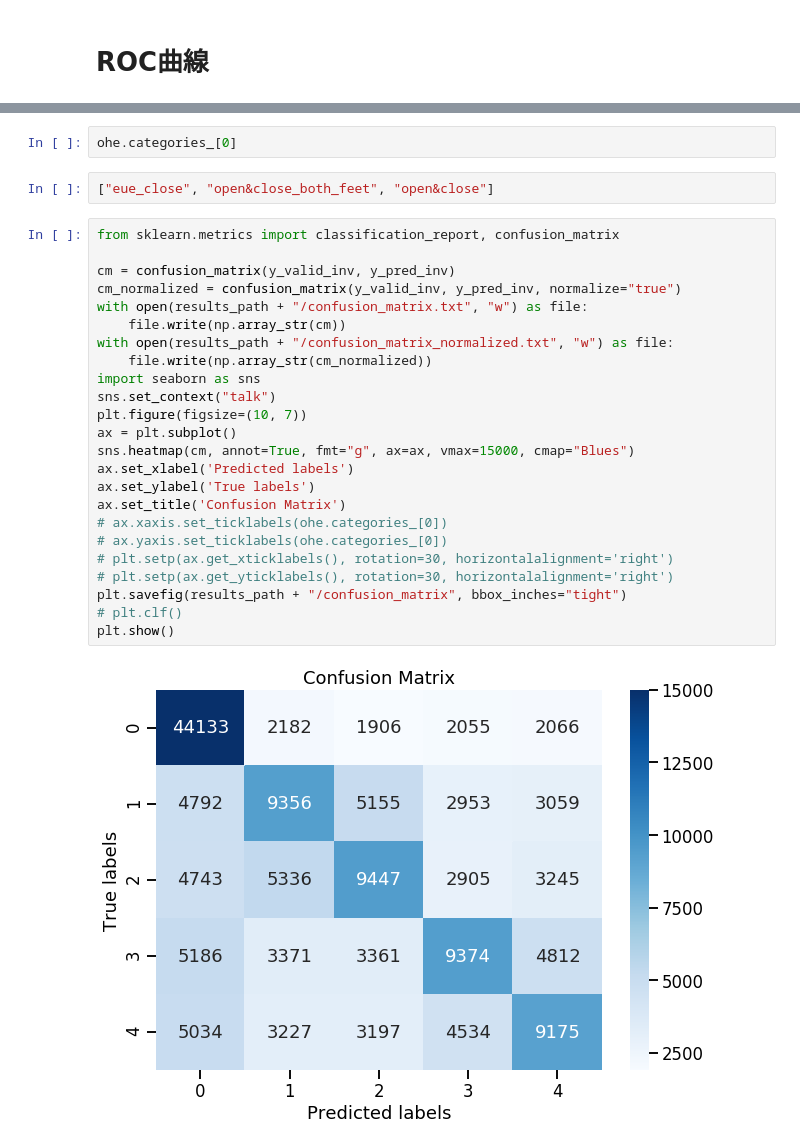
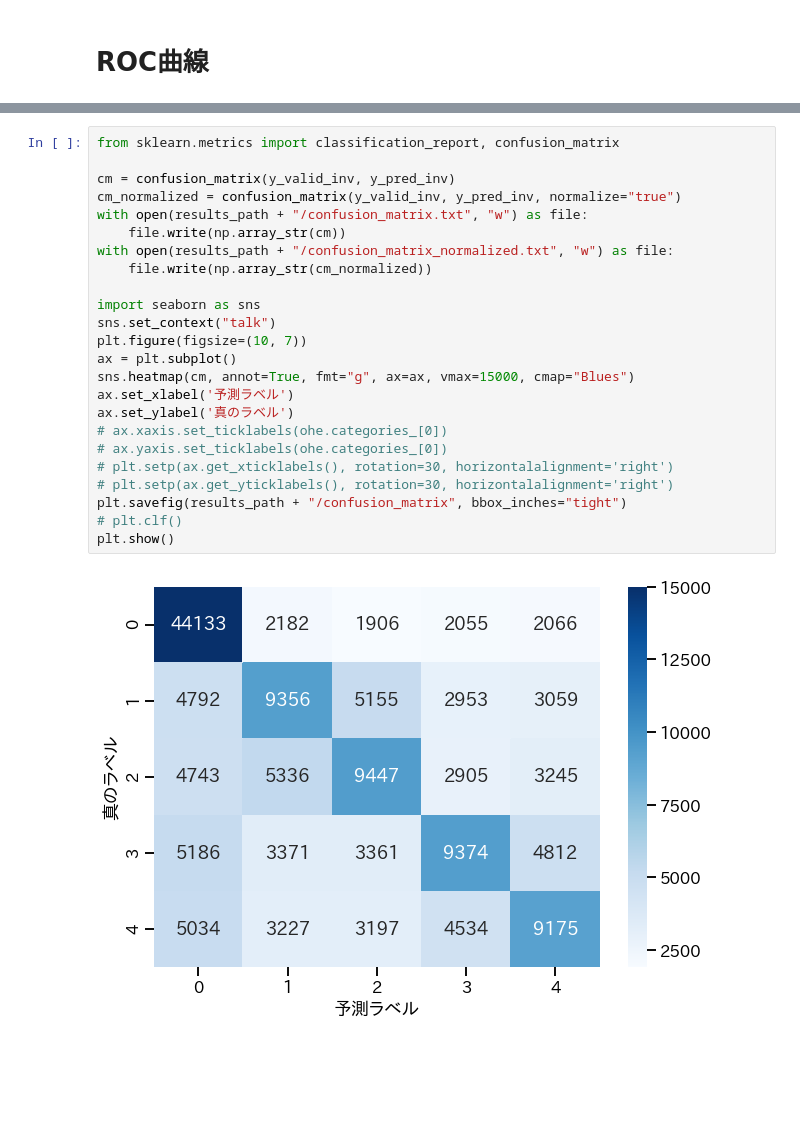
Before and after one commit to amar-enkhbat/graduation_thesis_2019, a Jupyter notebook: keras_eval.ipynb, the cells around one changed output, grey strips where cells are left out. Saved outputs shown, nothing was run; the diff lists cells and outputs as text; blank space fills up the shorter version.

```diff
--- a/keras_eval.ipynb
+++ b/keras_eval.ipynb
@@ -333,33 +337,29 @@ plt.show()
-# %%
-ohe.categories_[0]
-# %%
-["eue_close", "open&close_both_feet", "open&close"]
 # %%
 from sklearn.metrics import classification_report, confusion_matrix
 
 cm = confusion_matrix(y_valid_inv, y_pred_inv)
 cm_normalized = confusion_matrix(y_valid_inv, y_pred_inv, normalize="true")
 with open(results_path + "/confusion_matrix.txt", "w") as file:
     file.write(np.array_str(cm))
 with open(results_path + "/confusion_matrix_normalized.txt", "w") as file:
     file.write(np.array_str(cm_normalized))
+
 import seaborn as sns
 sns.set_context("talk")
 plt.figure(figsize=(10, 7))
 ax = plt.subplot()
 sns.heatmap(cm, annot=True, fmt="g", ax=ax, vmax=15000, cmap="Blues")
-ax.set_xlabel('Predicted labels')
-ax.set_ylabel('True labels')
-ax.set_title('Confusion Matrix')
+ax.set_xlabel('予測ラベル')
+ax.set_ylabel('真のラベル')
 # ax.xaxis.set_ticklabels(ohe.categories_[0])
 # ax.yaxis.set_ticklabels(ohe.categories_[0])
 # plt.setp(ax.get_xticklabels(), rotation=30, horizontalalignment='right')
 # plt.setp(ax.get_yticklabels(), rotation=30, horizontalalignment='right')
 plt.savefig(results_path + "/confusion_matrix", bbox_inches="tight")
 # plt.clf()
 plt.show()
 # %% [output]
-[figure, old version]
+[figure, new version]
 # %%
 plt.figure(figsize=(10, 7))
 ax = plt.subplot()
```
Also changed, not shown: parts of 7 cells of this notebook, 2 other files.
